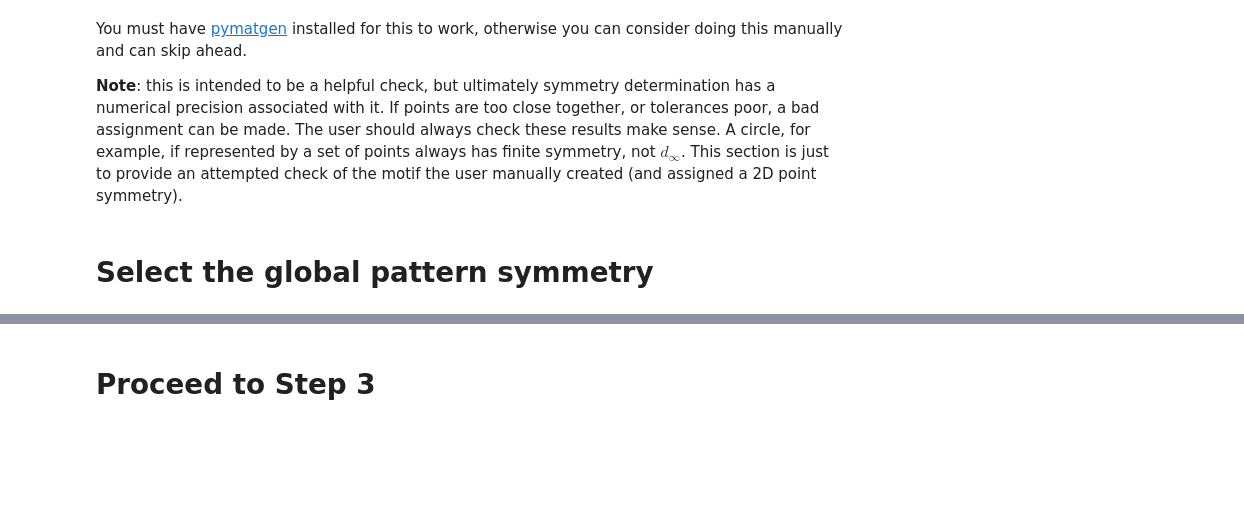
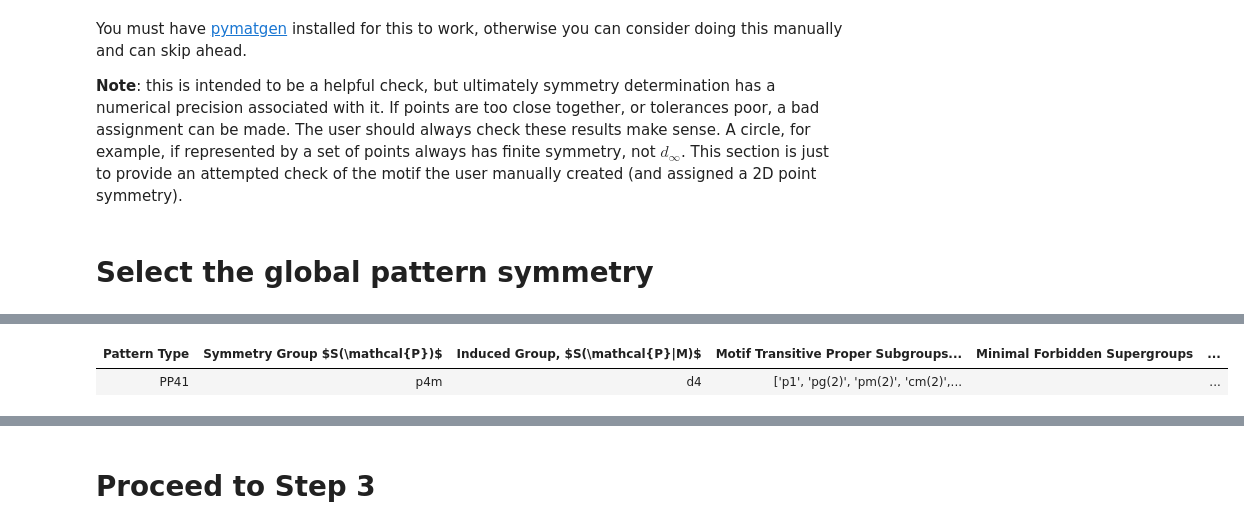
Before and after one commit to usnistgov/escherized-colloids, a Jupyter notebook: design/Design.ipynb, the cells around one changed output, grey strips where cells are left out. Cells and saved outputs as stored; diff of their text form; code cells hidden in the pictures; blank space fills up the shorter version.

```diff
--- a/design/Design.ipynb
+++ b/design/Design.ipynb
@@ -185,5 +201,8 @@ dangerous.style.hide_index()
 # %%
-# table.watch_out_for(17, dangerous, motif_point_symmetry).style.hide_index()
+table.watch_out_for(72, dangerous, motif_point_symmetry).style.hide_index()
+# %% [output]
+| Pattern Type | Symmetry Group $S(\mathcal{P})$ | Induced Group, $S(\mathcal{P}|M)$ | Motif Transitive Proper Subgroups... | Minimal Forbidden Supergroups | ... |
+| PP41 | p4m | d4 | ['p1', 'pg(2)', 'pm(2)', 'cm(2)',... |  | ... |
 # %%
 forbidden.style.hide_index()
 # %% [output]
```
Also changed, not shown: parts of 8 cells of this notebook, 26 other files.
